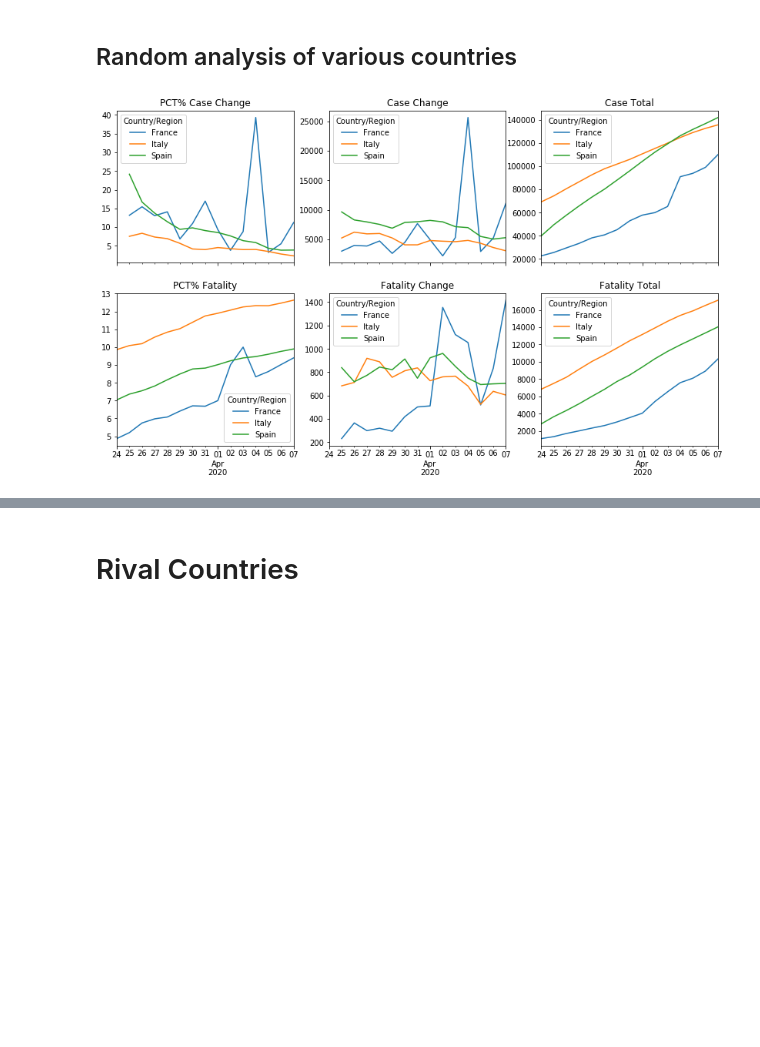
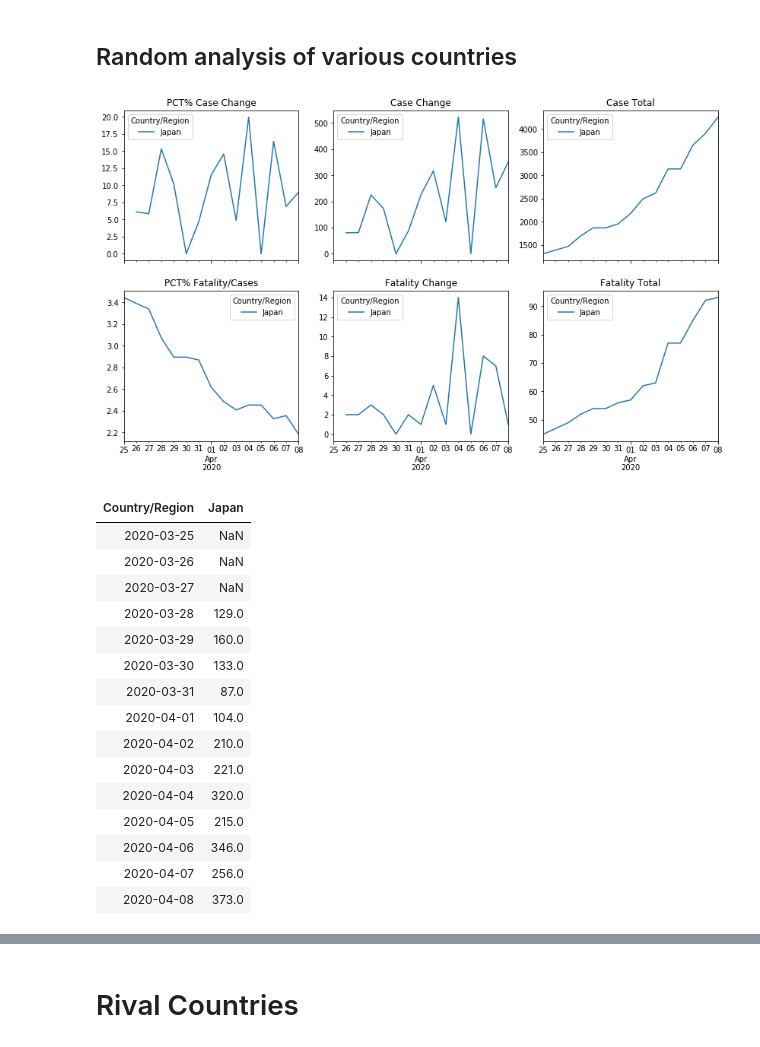
Before and after one commit to dougfoo/machineLearning, a Jupyter notebook: covid/COVID-global-working.ipynb, the cells around one changed output, grey strips where cells are left out. Drawn from its saved outputs; the diff is of its cells as text; code cells hidden in the pictures; blank space fills up the shorter version.

Commit message:
NY 4/7 eve graph

```diff
--- a/covid/COVID-global-working.ipynb
+++ b/covid/COVID-global-working.ipynb
@@ -254,24 +254,43 @@ display('top countries d', dfd_g2.sort_values(by=[dfd_g2.columns[-1]], ascending
 # %%
 # ad hoc overlays
 countries = ['Italy','US','Spain','France','Germany']
-countries = ['Spain','France','Italy']
+countries = ['Japan']
 maxdays = 15
 
 fig, axs = plt.subplots(2,3, figsize=(14, 8), sharex=True)
 dfc_g3 = dfc_g2.transpose().tail(maxdays).transpose().sort_index()
 dfd_g3 = dfd_g2.transpose().tail(maxdays).transpose().sort_index()
 
 pctline = dfc_g3[dfc_g3.index.isin(countries)].pct_change(axis=1).transpose().mul(100).plot(ax=axs[0,0], title='PCT% Case Change')
 chgline = dfc_g3[dfc_g3.index.isin(countries)].diff(axis=1).transpose().plot(ax=axs[0,1], title='Case Change')
 actline = dfc_g3[dfc_g3.index.isin(countries)].tail(maxdays).transpose().plot(ax=axs[0,2], title='Case Total')
 
 #i'd like to get the colors to be the same...
-pctline = (dfd_g3[dfd_g3.index.isin(countries)]/dfc_g3[dfc_g3.index.isin(countries)]) .transpose().mul(100).plot(ax=axs[1,0], title='PCT% Fatality')
+pctline = (dfd_g3[dfd_g3.index.isin(countries)]/dfc_g3[dfc_g3.index.isin(countries)]).transpose().mul(100).plot(ax=axs[1,0], title='PCT% Fatality/Cases')
 chgline = dfd_g3[dfd_g3.index.isin(countries)].diff(axis=1).transpose().plot(ax=axs[1,1], title='Fatality Change')
 actline = dfd_g3[dfd_g3.index.isin(countries)].transpose().plot(ax=axs[1,2], title='Fatality Total')
 plt.show()
+
+
+dfc_g3[dfc_g3.index.isin(countries)].diff(axis=1).transpose().rolling(3, axis=0).mean().round(0)
 # %% [output]
-[figure, old version]
+[figure, new version]
+| Country/Region | Japan |
+| 2020-03-25 | NaN |
+| 2020-03-26 | NaN |
+| 2020-03-27 | NaN |
+| 2020-03-28 | 129.0 |
+| 2020-03-29 | 160.0 |
+| 2020-03-30 | 133.0 |
+| 2020-03-31 | 87.0 |
+| 2020-04-01 | 104.0 |
+| 2020-04-02 | 210.0 |
+| 2020-04-03 | 221.0 |
+| 2020-04-04 | 320.0 |
+| 2020-04-05 | 215.0 |
+| 2020-04-06 | 346.0 |
+| 2020-04-07 | 256.0 |
+| 2020-04-08 | 373.0 |
 # %%
 # rolling 3 day to smooth out
 countries = ['Italy']
```
Also changed, not shown: parts of 17 cells of this notebook, 1 other file.
